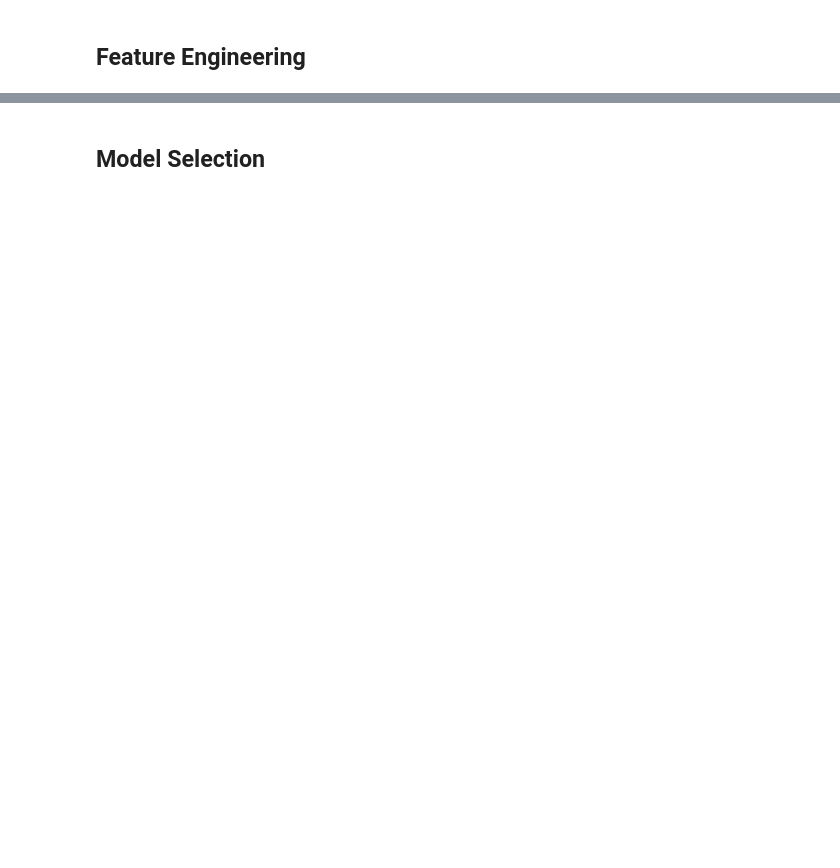
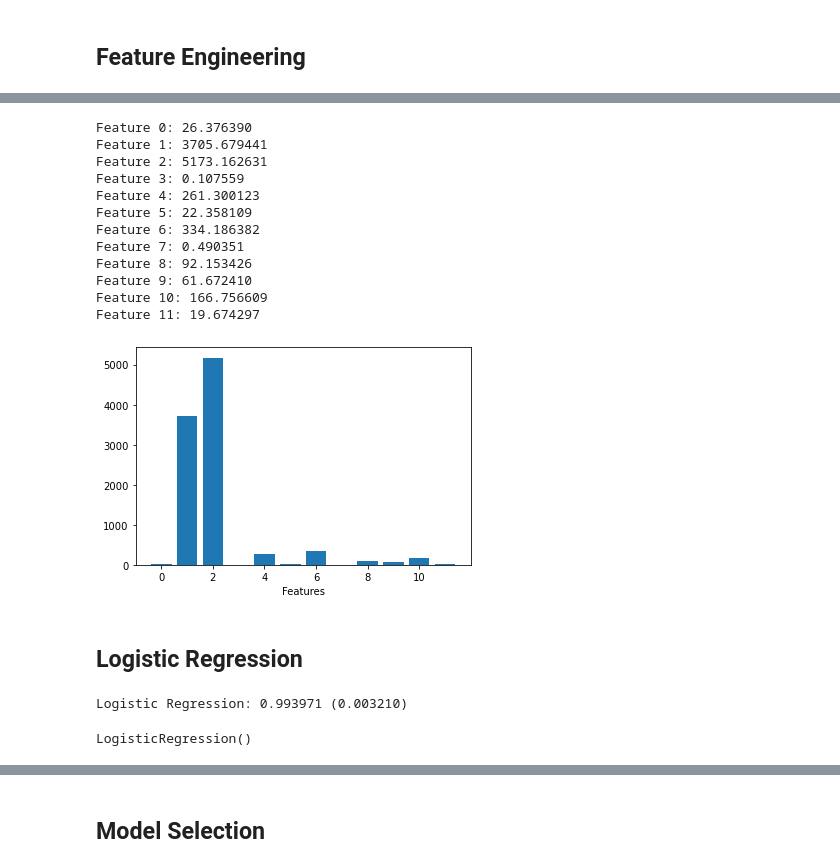
Before and after one commit to conorgilmer/STV-Ballot-as-a-signature, a Jupyter notebook: python/MLElectionData.ipynb, the cells around one changed output, grey strips where cells are left out. Saved outputs shown, nothing was run; the diff lists cells and outputs as text; code cells hidden in the pictures; blank space fills up the shorter version.

```diff
--- a/python/MLElectionData.ipynb
+++ b/python/MLElectionData.ipynb
@@ -116,0 +221,59 @@ print(num_features)
+# %%
+# drop the target column
+#Target= finalDf['A16']
+#df2=finalDf.drop(['A16'],axis=1)
+Target= df1['Seq']
+df2=df1.drop(['Seq'],axis=1)
+# %%
+#split dataset(df2) into training and testing
+X_train_nonstd,X_test_nonstd,Y_train,Y_test = train_test_split(df2,Target,test_size=0.20,random_state = 30)
+# %%
+#Standardization
+sc=StandardScaler()
+X_train=sc.fit_transform(X_train_nonstd)
+X_test=sc.transform(X_test_nonstd)
+# %%
+# configure to select all features
+fs = SelectKBest(score_func=f_classif, k='all')
+# learn relationship from training data
+fs.fit(X_train, Y_train)
+# transform train input data
+X_train = fs.transform(X_train)
+# transform test input data
+X_test = fs.transform(X_test)
+# %%
+# what are scores for the features
+for i in range(len(fs.scores_)):
+    print('Feature %d: %f' % (i, fs.scores_[i]))
+# plot the scores
+plt.bar([i for i in range(len(fs.scores_))], fs.scores_)
+plt.xlabel('Features')
+plt.show()
+# %% [output]
+Feature 0: 26.376390
+Feature 1: 3705.679441
+Feature 2: 5173.162631
+Feature 3: 0.107559
+Feature 4: 261.300123
+Feature 5: 22.358109
+Feature 6: 334.186382
+Feature 7: 0.490351
+Feature 8: 92.153426
+Feature 9: 61.672410
+Feature 10: 166.756609
+Feature 11: 19.674297
+[figure, added]
+# %% [markdown]
+## Logistic Regression
+# %%
+#Logistic Regression
+model = LogisticRegression(solver='lbfgs')
+kfold = StratifiedKFold(n_splits=10, random_state=1, shuffle=True)
+cv_results = cross_val_score(model, X_train, Y_train, cv=kfold, scoring='accuracy')
+print('%s: %f (%f)' % ("Logistic Regression", cv_results.mean(), cv_results.std()))
+# %% [output]
+Logistic Regression: 0.993971 (0.003210)
+# %%
+model.fit(X_train, Y_train)
+# %% [output]
+LogisticRegression()
```
Also changed, not shown: parts of 45 cells of this notebook.
